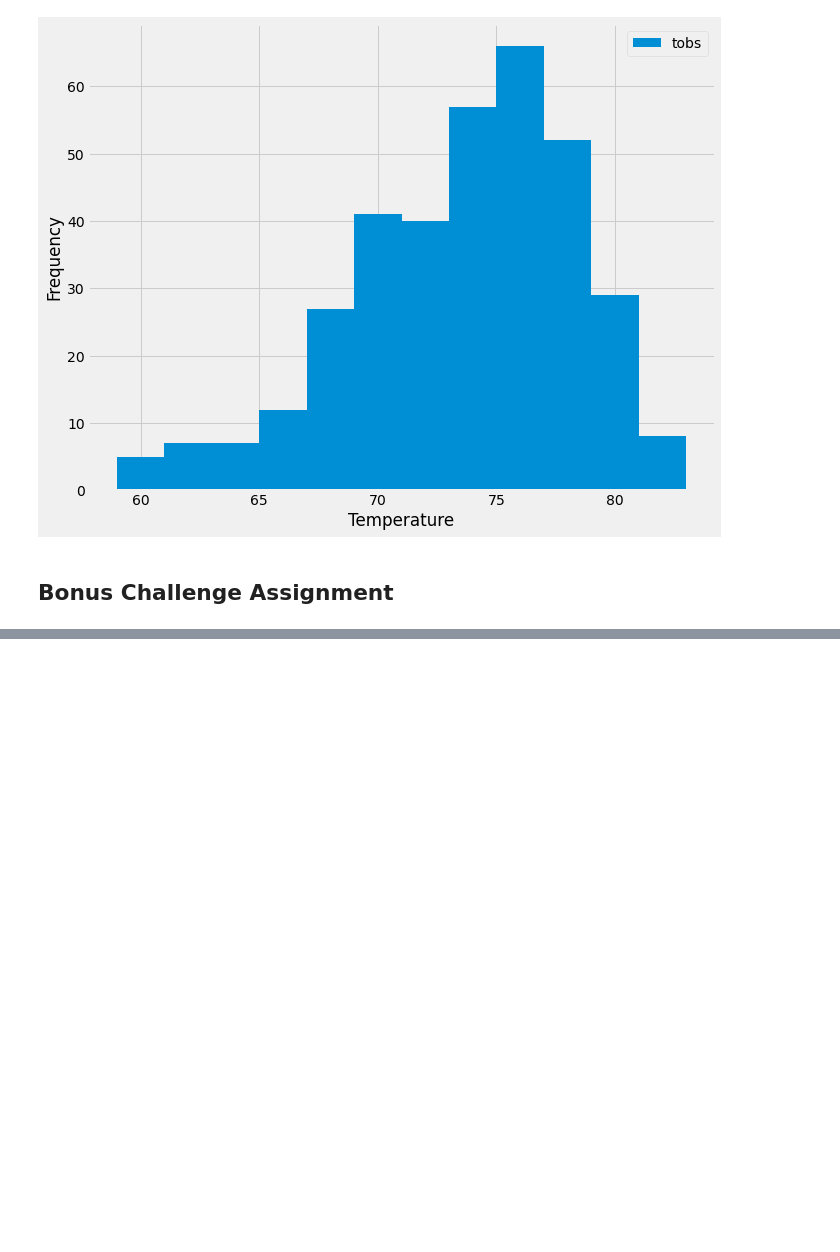
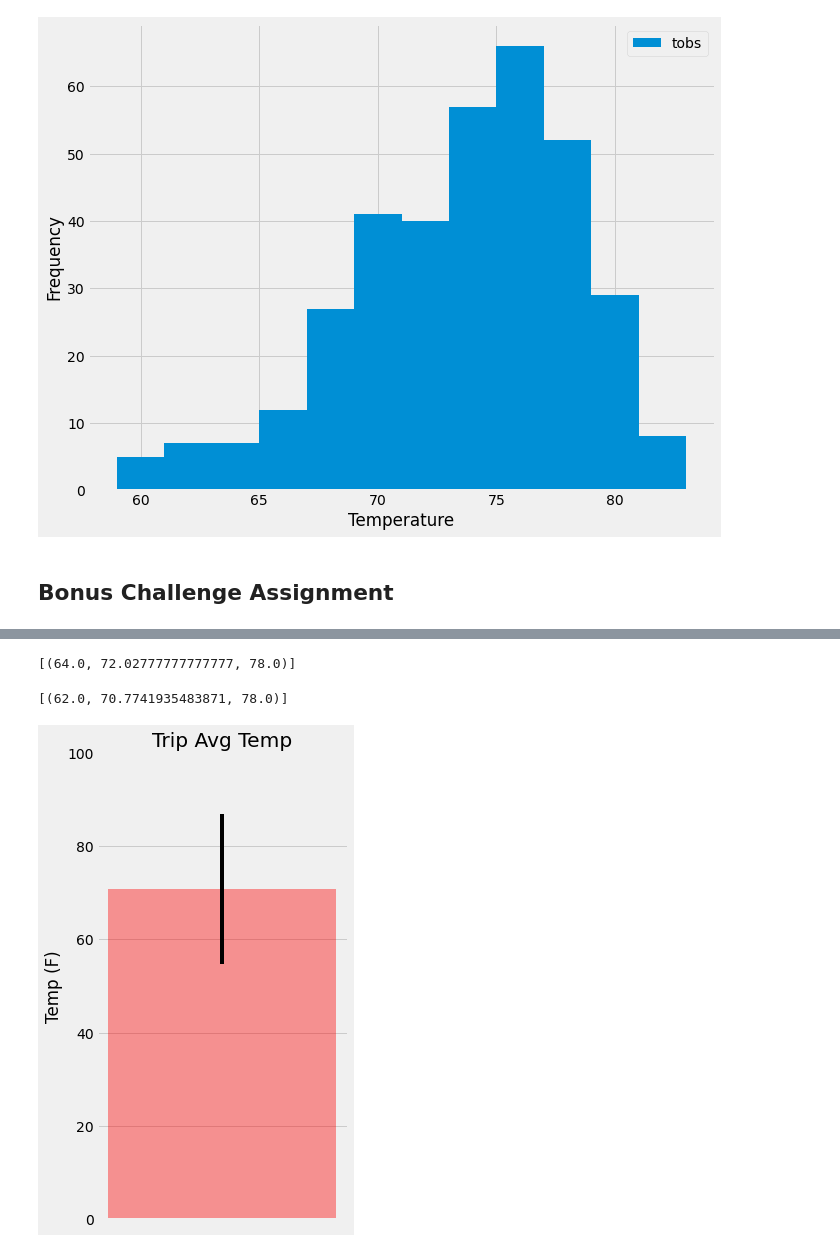
Before and after one commit to robertoj-coder/sqlalchemy-challenge, a Jupyter notebook: climate_starter.ipynb, the cells around one changed output, grey strips where cells are left out. Saved outputs shown, nothing was run; the diff lists cells and outputs as text; code cells hidden in the pictures; blank space fills up the shorter version.

```diff
--- a/climate_starter.ipynb
+++ b/climate_starter.ipynb
@@ -269,15 +279,38 @@ def calc_temps(start_date, end_date):
         filter(Measurement.date >= start_date).filter(Measurement.date <= end_date).all()
 
 # function usage example
-print(calc_temps('2012-02-28', '2012-03-05'))
+print(calc_temps('2017-02-28', '2017-03-05'))
+# %% [output]
+[(64.0, 72.02777777777777, 78.0)]
 # %%
 # Use your previous function `calc_temps` to calculate the tmin, tavg, and tmax
 # for your trip using the previous year's data for those same dates.
+trip_tempe = calc_temps('2017-02-28','2017-03-09')
+trip_tempe
+# %% [output]
+[(62.0, 70.7741935483871, 78.0)]
 # %%
 # Plot the results from your previous query as a bar chart.
 # Use "Trip Avg Temp" as your Title
 # Use the average temperature for the y value
 # Use the peak-to-peak (tmax-tmin) value as the y error bar (yerr)
+min_temp = trip_tempe[0][0]
+avg_temp = trip_tempe[0][1]
+max_temp = trip_tempe[0][2]
+
+min_error = avg_temp - min_temp
+max_error = max_temp - avg_temp
+
+plt.figure(figsize=(4,8))
+plt.bar(0, avg_temp, yerr=[max_temp-min_temp], color = 'red', alpha=.4)
+plt.title('Trip Avg Temp')
+plt.ylim(0,100)
+plt.ylabel('Temp (F)')
+plt.xticks([])
+
+plt.show()
+# %% [output]
+[figure, added]
 # %%
 # Calculate the total amount of rainfall per weather station for your trip dates using the previous year's matching dates.
 # Sort this in descending order by precipitation amount and list the station, name, latitude, longitude, and elevation
```
Also changed, not shown: parts of 2 cells of this notebook.
